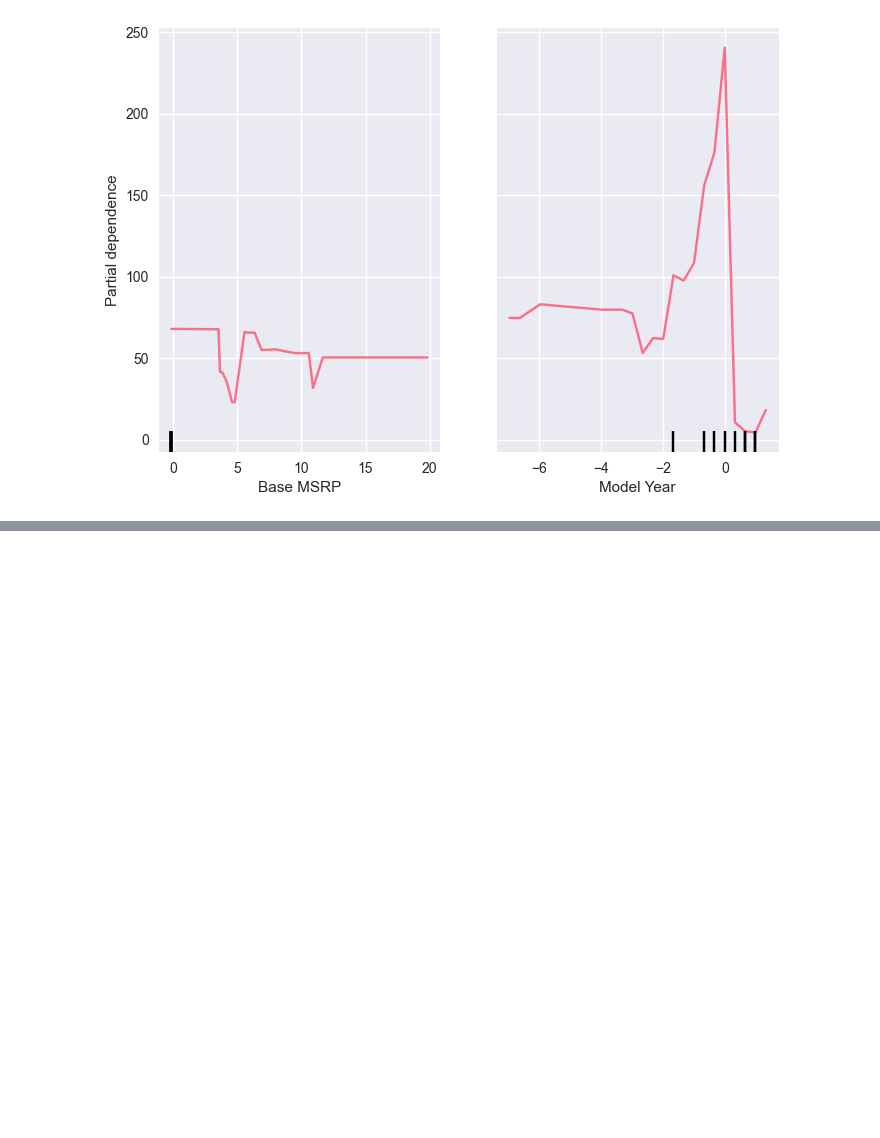
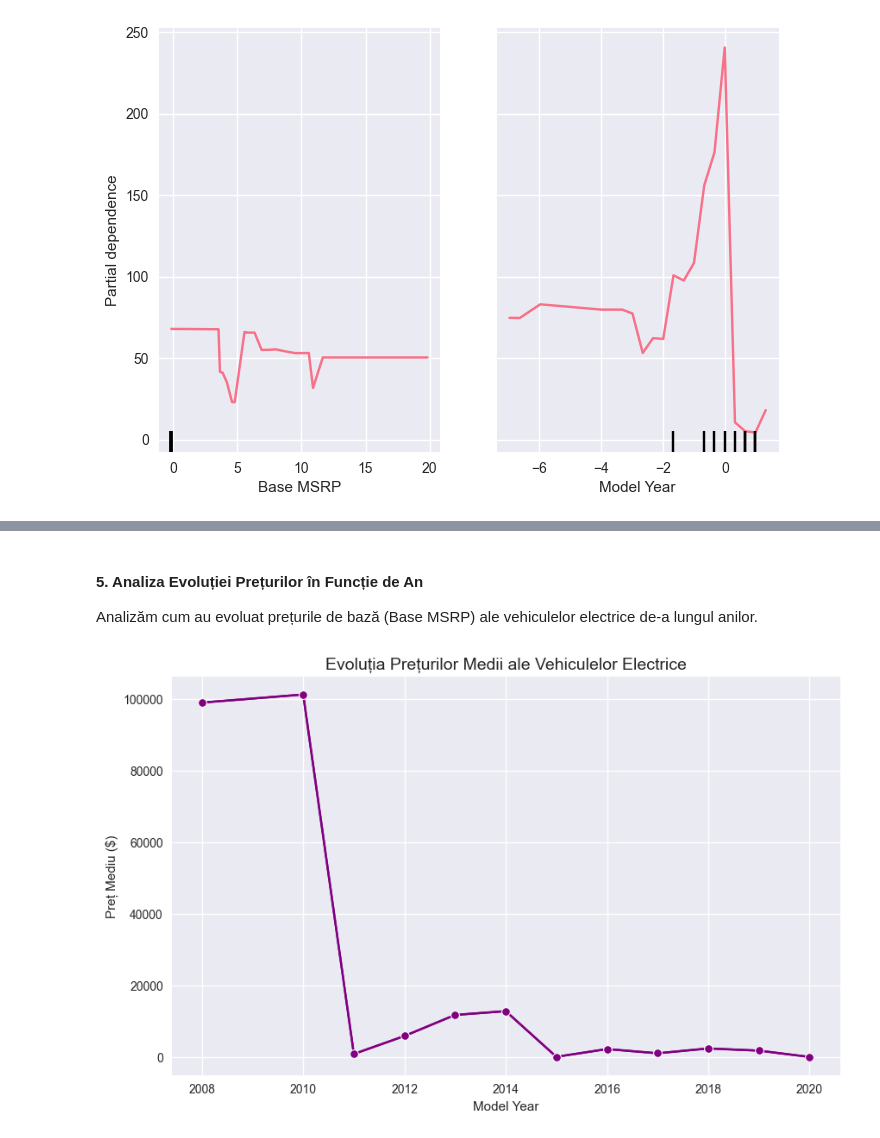
Before and after one commit to Copernicus12/Sisteme_Inteligente_-2025-, a Jupyter notebook: Electric_Vehicle_Population_Data.ipynb, the cells around one changed output, grey strips where cells are left out. Saved outputs shown, nothing was run; the diff lists cells and outputs as text; code cells hidden in the pictures; blank space fills up the shorter version.

```diff
--- a/Electric_Vehicle_Population_Data.ipynb
+++ b/Electric_Vehicle_Population_Data.ipynb
@@ -1229,0 +1371,17 @@ except:
+# %% [markdown]
+#### 5. Analiza Evoluției Prețurilor în Funcție de An
+Analizăm cum au evoluat prețurile de bază (Base MSRP) ale vehiculelor electrice de-a lungul anilor.
+# %%
+# Evoluția prețurilor medii pe an
+avg_price_per_year = df.groupby('Model Year')['Base MSRP'].mean().reset_index()
+
+plt.figure(figsize=(10, 6))
+sns.lineplot(data=avg_price_per_year[avg_price_per_year['Base MSRP'] > 0], x='Model Year', y='Base MSRP', marker='o', color='purple')
+plt.title("Evoluția Prețurilor Medii ale Vehiculelor Electrice", fontsize=14)
+plt.xlabel("Model Year")
+plt.ylabel("Preț Mediu ($)")
+plt.grid(True)
+sns.lineplot(data=avg_price_per_year[avg_price_per_year['Base MSRP'] > 0], x='Model Year', y='Base MSRP', marker='o', color='purple', linestyle='-')
+plt.show()
+# %% [output]
+[figure, added]
```
Also changed, not shown: parts of 16 cells of this notebook.
